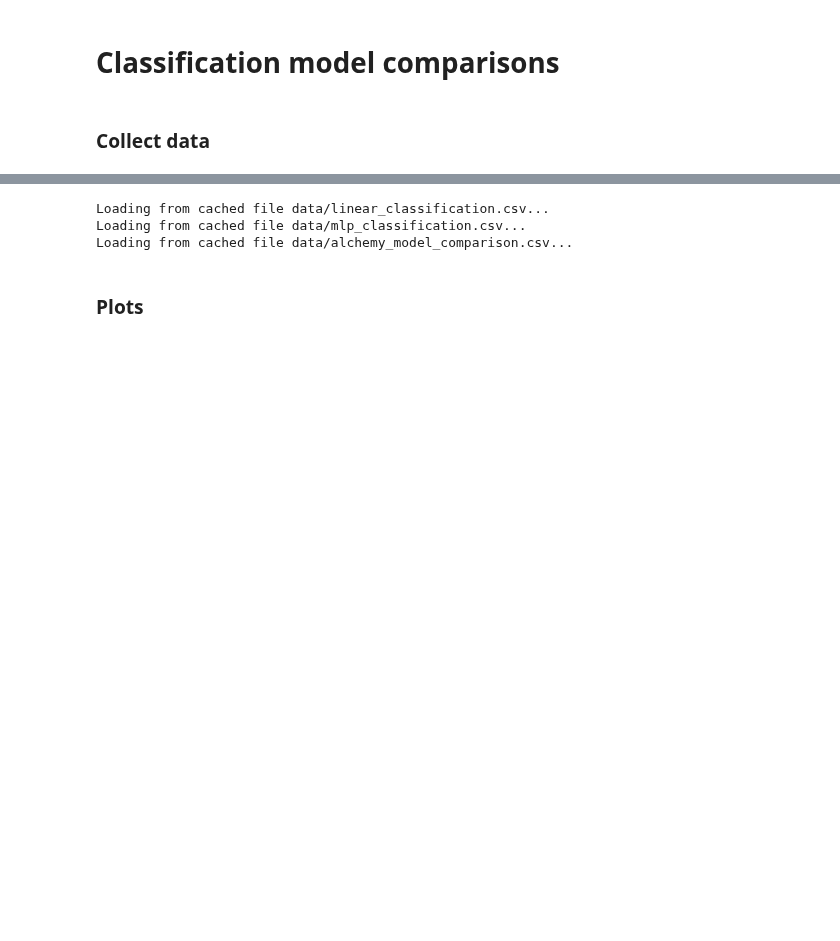
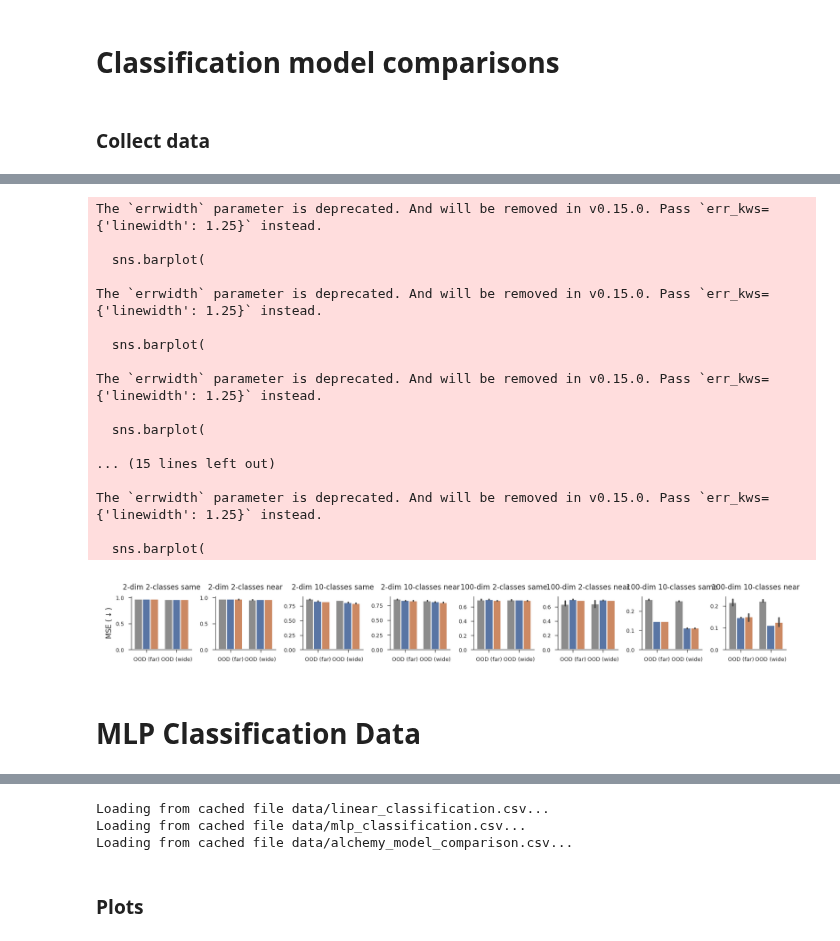
Before and after one commit to EricElmoznino/explicit_implicit_icl, a Jupyter notebook: notebooks/paper/figures.ipynb, the cells around one changed output, grey strips where cells are left out. Saved outputs shown, nothing was run; the diff lists cells and outputs as text; code cells hidden in the pictures; blank space fills up the shorter version.

```diff
--- a/notebooks/paper/figures.ipynb
+++ b/notebooks/paper/figures.ipynb
@@ -403,0 +467,20 @@ The `errwidth` parameter is deprecated. And will be removed in v0.15.0. Pass `er
+# %%
+linear_classification_data = {}
+
+for x_dim in [2, 100]:
+    for y_dim in [2, 10]:
+        for context in context_styles:
+            linear_classification_data[f'{x_dim} {y_dim} {context}'] = get_run_performances(
+                wandb_username="sarthmit",
+                dataset="linear-classification",
+                compare_across=["model"],
+                comparison_metrics=["val/Accuracy/dataloader_idx_0", "val/Accuracy/dataloader_idx_1", "val/Accuracy/dataloader_idx_2"],
+                mode="max",
+                filters={
+                    "config.model": {"$nin": ["explicit-transformer-known-context"]},
+                    "config.x_dim": x_dim,
+                    "config.y_dim": y_dim,
+                    "config.context_style": context,
+                },
+                save_path=f"data/linear_classification_{x_dim}_{y_dim}_{context}.csv",
+            )
@@ -403,0 +496,44 @@ The `errwidth` parameter is deprecated. And will be removed in v0.15.0. Pass `er
+# %%
+fig, axs = plt.subplots(nrows=1, ncols=8, figsize=(8, 1), width_ratios=[1, 1, 1, 1, 1, 1, 1, 1])
+
+i = 0
+for x_dim in [2, 100]:
+    for y_dim in [2, 10]:
+        for context in context_styles:
+            model_comparison_barplot(
+                data=linear_classification_data[f'{x_dim} {y_dim} {context}'],
+                metrics=["val/far_Accuracy", "val/wide_Accuracy"],
+                metric_short_names={"val/far_Accuracy": "OOD (far)", "val/wide_Accuracy": "OOD (wide)"},
+                metric_units=r"MSE ($\downarrow$)",
+                errwidth=1.25,
+                ax=axs[i],
+            )
+            axs[i].set(title=f"{x_dim}-dim {y_dim}-classes {context}")
+            i += 1
+
+for ax in axs[1:]:
+    ax.set(ylabel=None)
+for ax in axs:
+    ax.legend().remove()
+plt.show()
+# %% [output]
+The `errwidth` parameter is deprecated. And will be removed in v0.15.0. Pass `err_kws={'linewidth': 1.25}` instead.
+
+  sns.barplot(
+
+The `errwidth` parameter is deprecated. And will be removed in v0.15.0. Pass `err_kws={'linewidth': 1.25}` instead.
+
+  sns.barplot(
+
+The `errwidth` parameter is deprecated. And will be removed in v0.15.0. Pass `err_kws={'linewidth': 1.25}` instead.
+
+  sns.barplot(
+
+... (15 lines left out)
+
+The `errwidth` parameter is deprecated. And will be removed in v0.15.0. Pass `err_kws={'linewidth': 1.25}` instead.
+
+  sns.barplot(
+[figure, added]
+# %% [markdown]
+# MLP Classification Data
```
Also changed, not shown: parts of 13 cells of this notebook, 21 other files.
